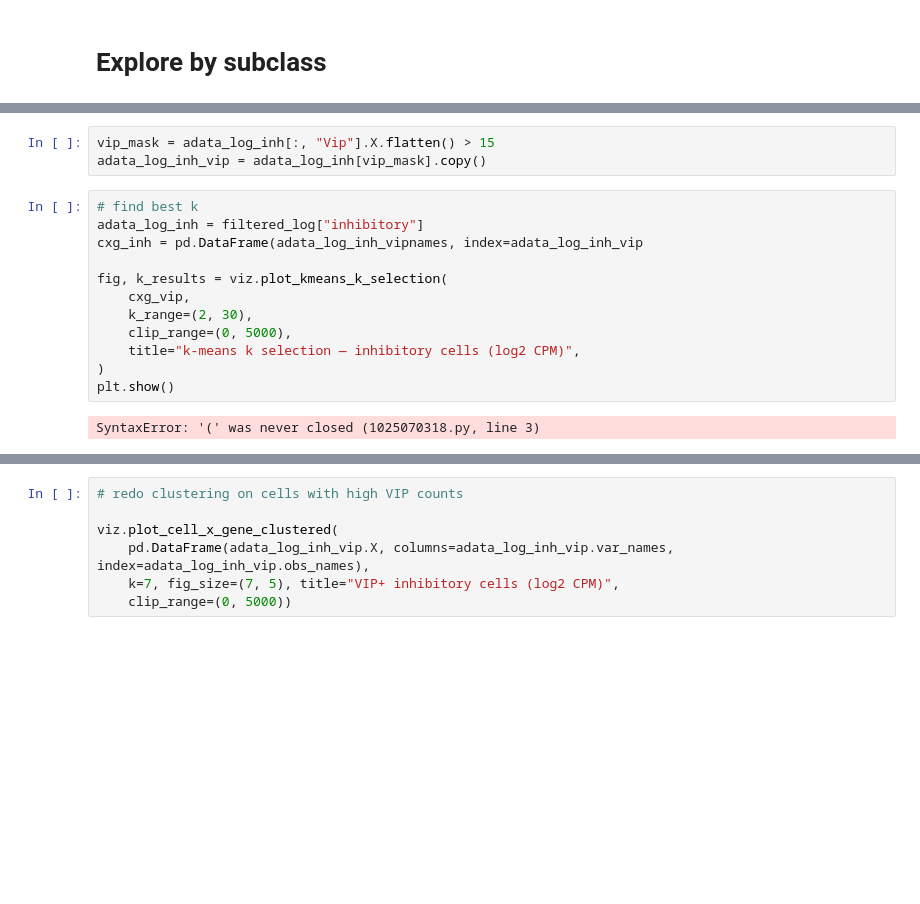
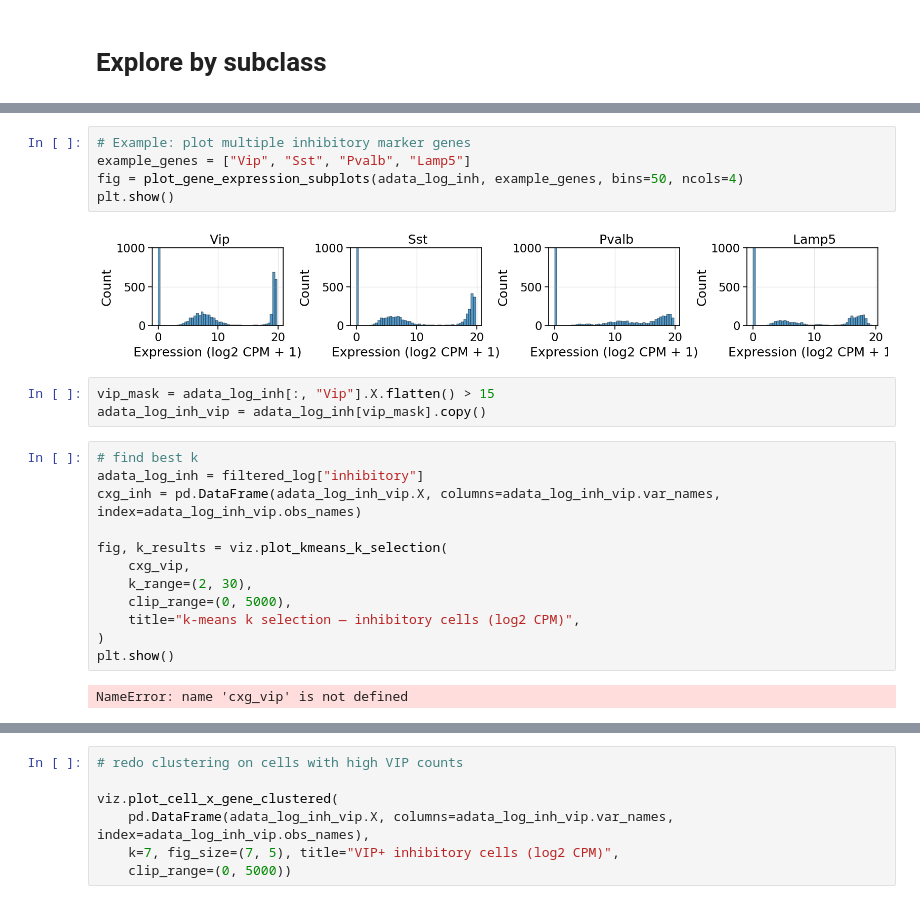
Before and after one commit to AllenNeuralDynamics/hcr-integrated-qc-capsule, a Jupyter notebook: code/cluster_validation/20260506-smartseq-tasic2018.ipynb, the cells around one changed output, grey strips where cells are left out. Saved outputs shown, nothing was run; the diff lists cells and outputs as text; blank space fills up the shorter version.

```diff
--- a/code/cluster_validation/20260506-smartseq-tasic2018.ipynb
+++ b/code/cluster_validation/20260506-smartseq-tasic2018.ipynb
@@ -320,10 +347,17 @@ plt.show()
+# %%
+# Example: plot multiple inhibitory marker genes
+example_genes = ["Vip", "Sst", "Pvalb", "Lamp5"]
+fig = plot_gene_expression_subplots(adata_log_inh, example_genes, bins=50, ncols=4)
+plt.show()
+# %% [output]
+[figure, added]
 # %%
 vip_mask = adata_log_inh[:, "Vip"].X.flatten() > 15
 adata_log_inh_vip = adata_log_inh[vip_mask].copy()
 # %%
 # find best k
 adata_log_inh = filtered_log["inhibitory"]
-cxg_inh = pd.DataFrame(adata_log_inh_vipnames, index=adata_log_inh_vip
+cxg_inh = pd.DataFrame(adata_log_inh_vip.X, columns=adata_log_inh_vip.var_names, index=adata_log_inh_vip.obs_names)
 
 fig, k_results = viz.plot_kmeans_k_selection(
     cxg_vip,
@@ -333,4 +367,4 @@ fig, k_results = viz.plot_kmeans_k_selection(
 )
 plt.show()
 # %% [output]
-SyntaxError: '(' was never closed (1025070318.py, line 3)
+NameError: name 'cxg_vip' is not defined
```
Also changed, not shown: parts of 20 cells of this notebook, 1 other file.
